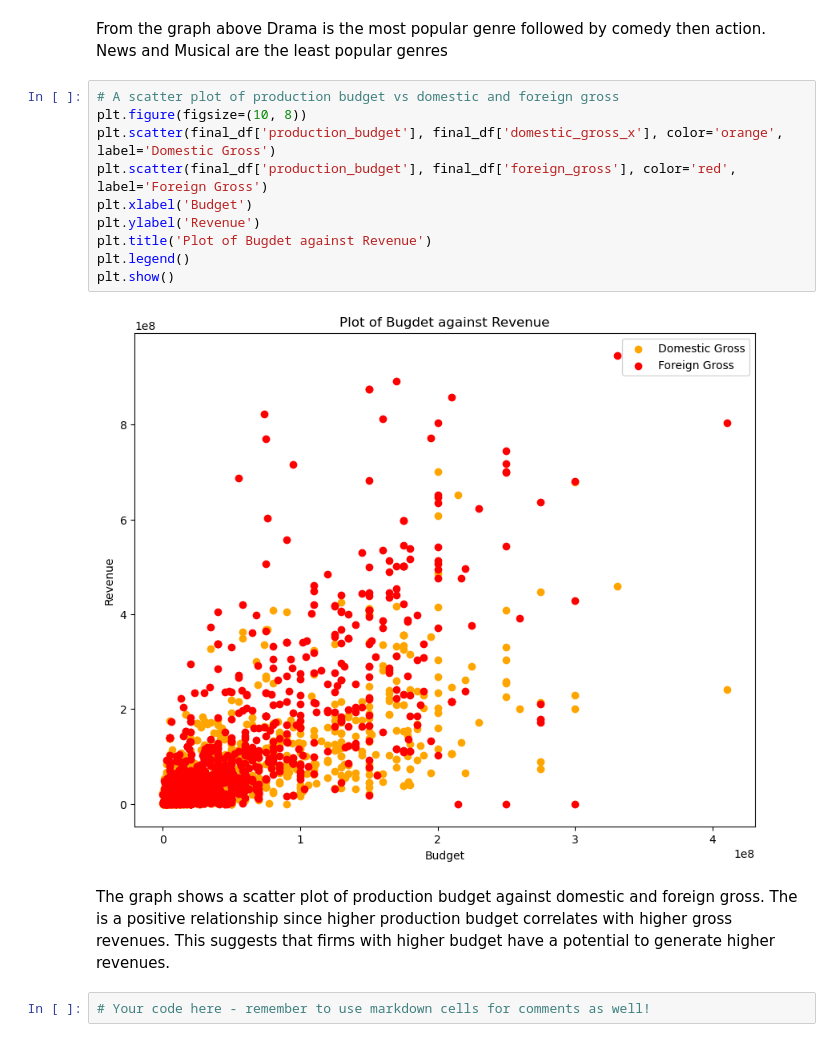
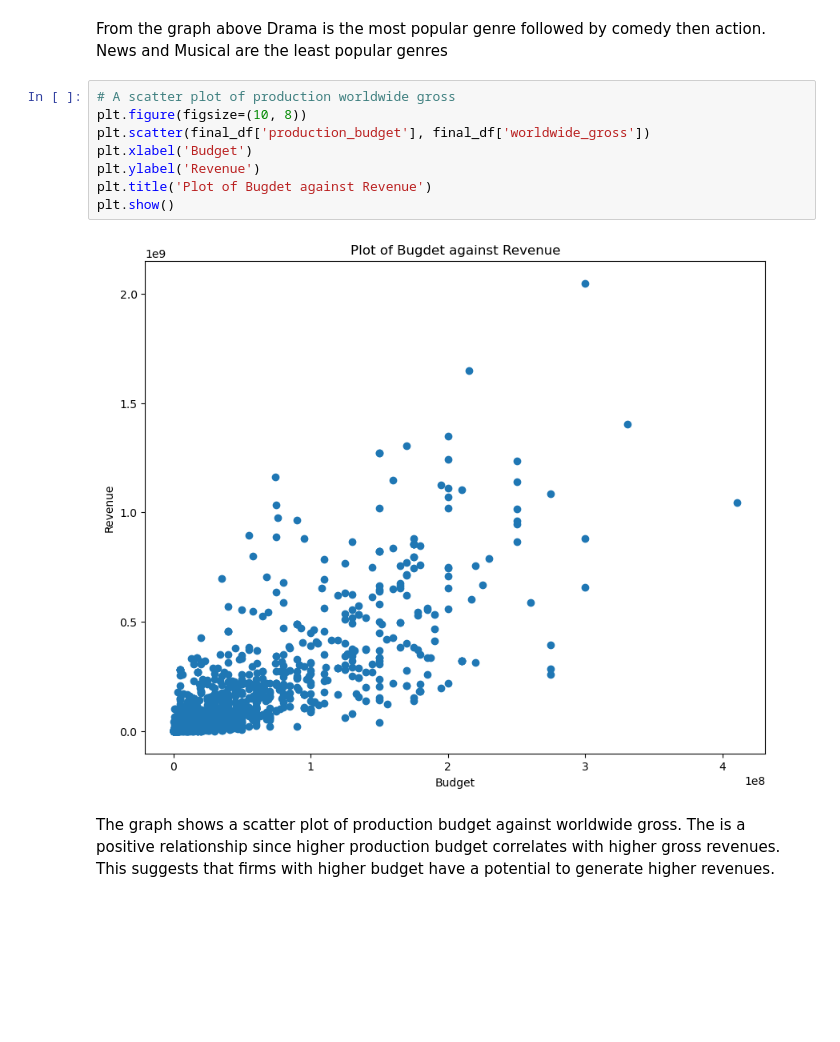
Before and after one commit to Kiptoo1960/dsc-phase-1-project-v2-4, a Jupyter notebook: student.ipynb, the cells around one changed output. Saved outputs shown, nothing was run; the diff lists cells and outputs as text; blank space fills up the shorter version.

```diff
--- a/student.ipynb
+++ b/student.ipynb
@@ -1051,18 +1051,14 @@ fig.savefig('Genres Vs Popularity.png');
 # %% [markdown]
 From the graph above Drama is the most popular genre followed by comedy  then action. News and Musical are the least popular genres
 # %%
-# A scatter plot of production budget vs domestic and foreign gross
+# A scatter plot of production worldwide gross
 plt.figure(figsize=(10, 8))
-plt.scatter(final_df['production_budget'], final_df['domestic_gross_x'], color='orange', label='Domestic Gross')
-plt.scatter(final_df['production_budget'], final_df['foreign_gross'], color='red', label='Foreign Gross')
+plt.scatter(final_df['production_budget'], final_df['worldwide_gross'])
 plt.xlabel('Budget')
 plt.ylabel('Revenue')
 plt.title('Plot of Bugdet against Revenue')
-plt.legend()
 plt.show()
 # %% [output]
-[figure, old version]
+[figure, new version]
 # %% [markdown]
-The graph shows a scatter plot of production budget against domestic and foreign gross. The is a positive relationship since higher production budget correlates with higher gross revenues. This suggests that firms with higher budget have a potential to generate higher revenues.
+The graph shows a scatter plot of production budget against worldwide gross. The is a positive relationship since higher production budget correlates with higher gross revenues. This suggests that firms with higher budget have a potential to generate higher revenues.
-# %%
-# Your code here - remember to use markdown cells for comments as well!
```
Also changed, not shown: parts of 6 cells of this notebook.
